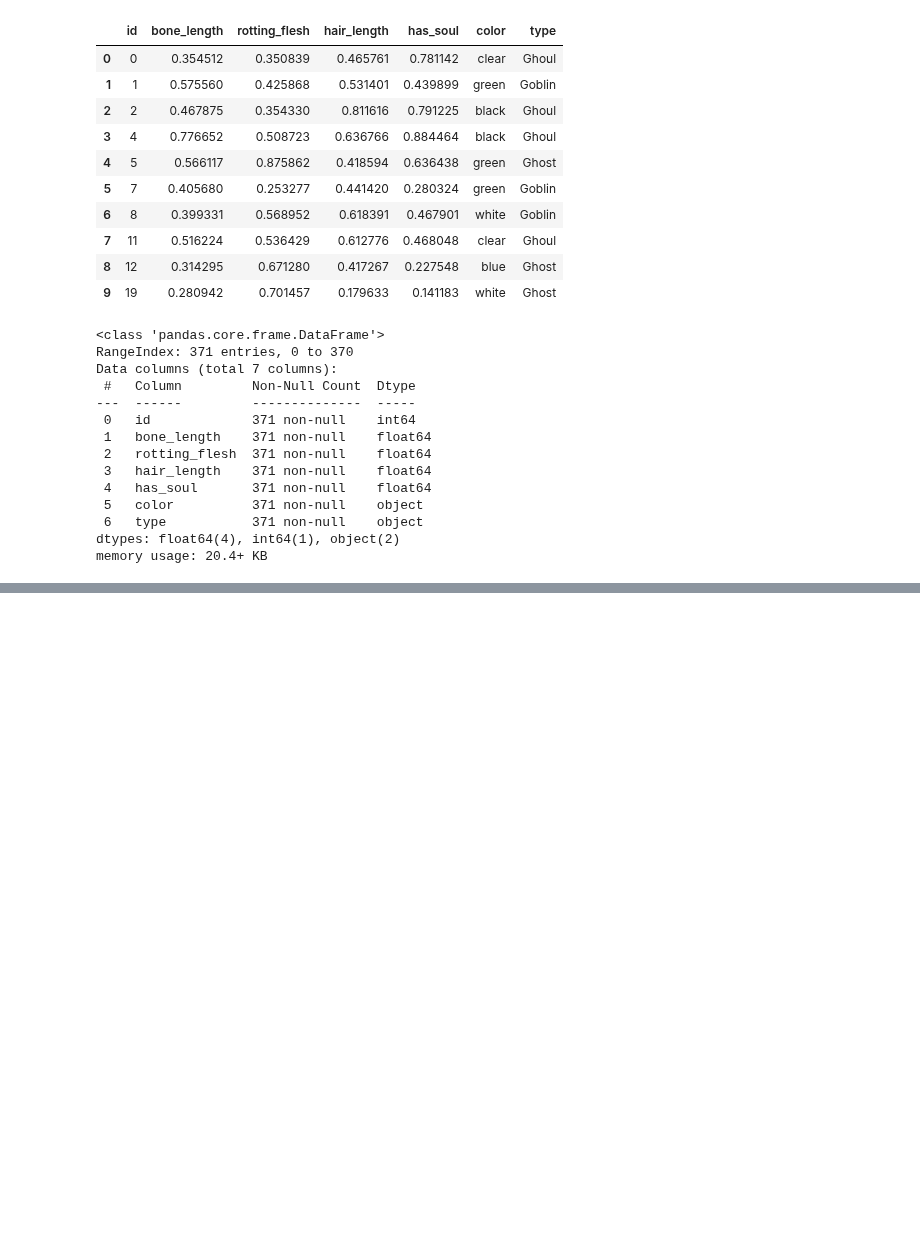
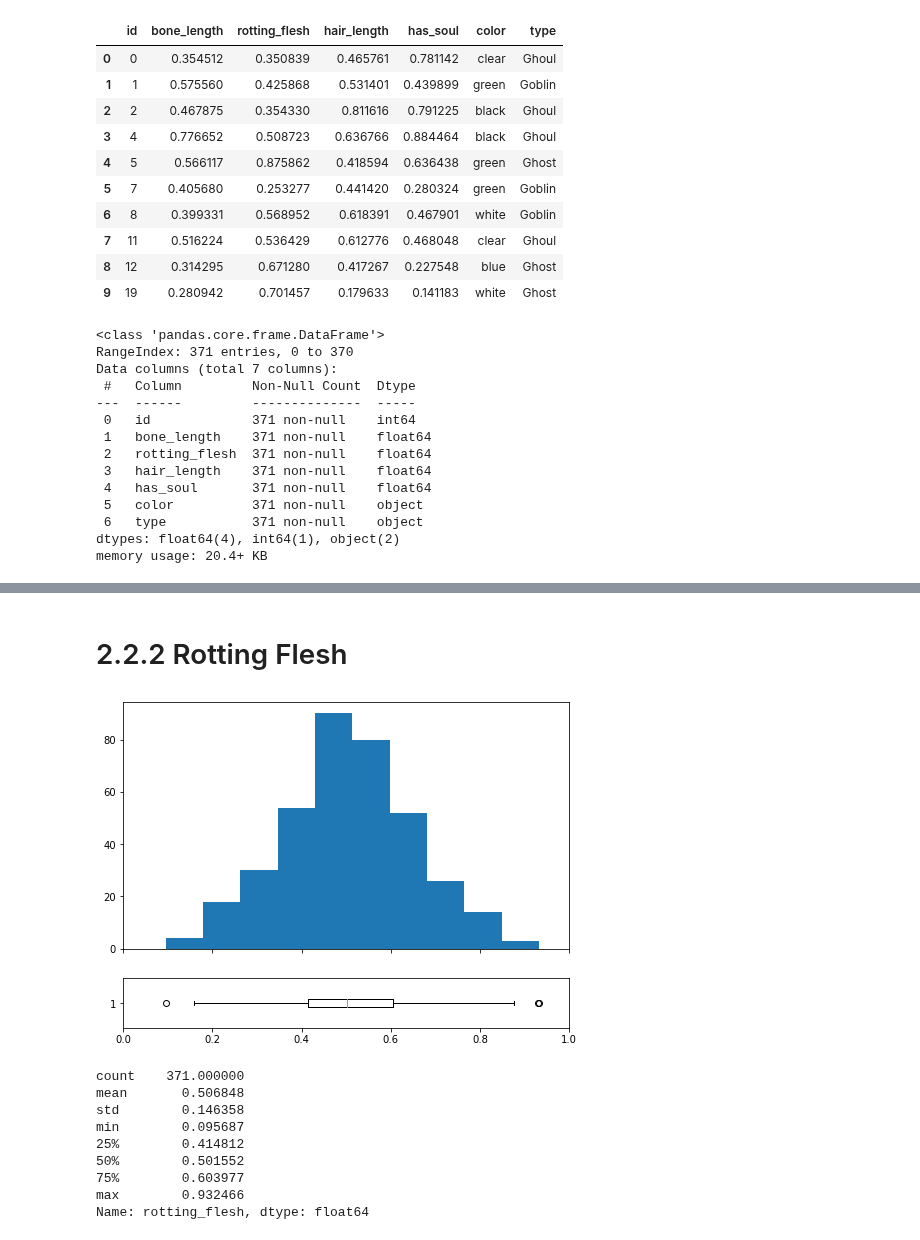
Before and after one commit to poolGolez/project-roosevelt, a Jupyter notebook: ghosts-goblins-ghosts-gotcha.ipynb, the cells around one changed output, grey strips where cells are left out. Saved outputs shown, nothing was run; the diff lists cells and outputs as text; code cells hidden in the pictures; blank space fills up the shorter version.

```diff
--- a/ghosts-goblins-ghosts-gotcha.ipynb
+++ b/ghosts-goblins-ghosts-gotcha.ipynb
@@ -69,0 +102,15 @@ memory usage: 20.4+ KB
+# %% [markdown]
+# 2.2.2 Rotting Flesh
+# %%
+analyze_num_var(df['rotting_flesh'])
+# %% [output]
+[figure, added]
+count    371.000000
+mean       0.506848
+std        0.146358
+min        0.095687
+25%        0.414812
+50%        0.501552
+75%        0.603977
+max        0.932466
+Name: rotting_flesh, dtype: float64
```
Also changed, not shown: parts of 12 cells of this notebook.
